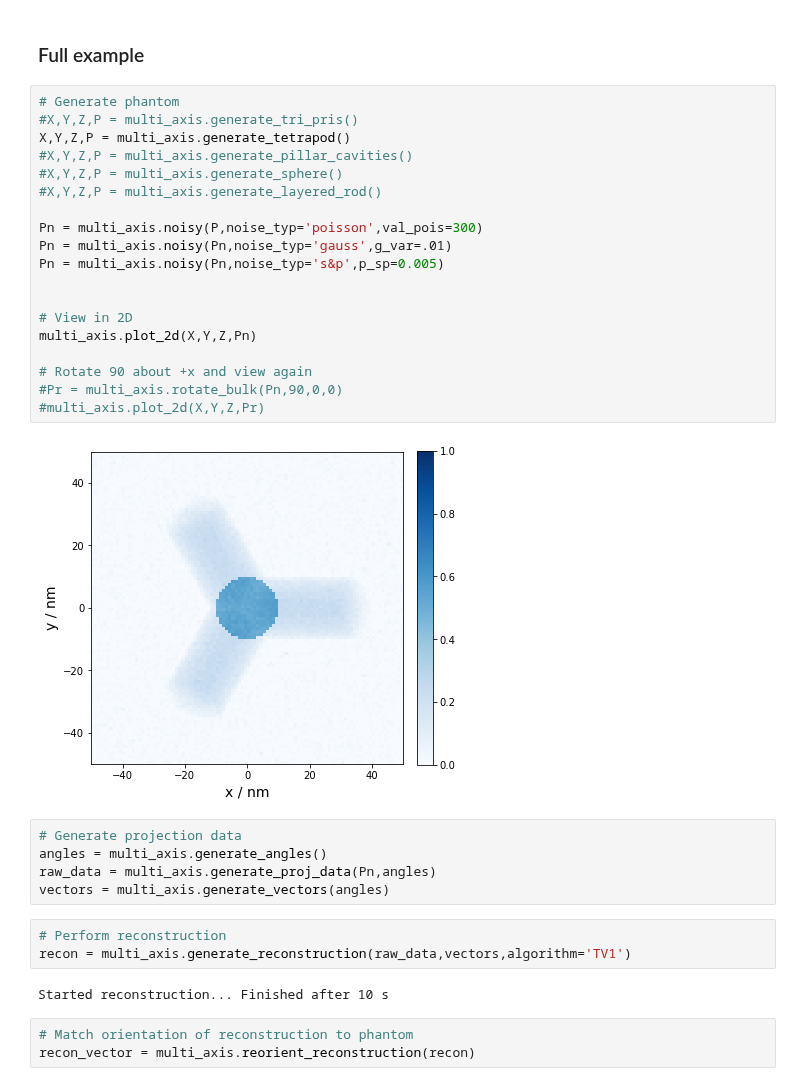
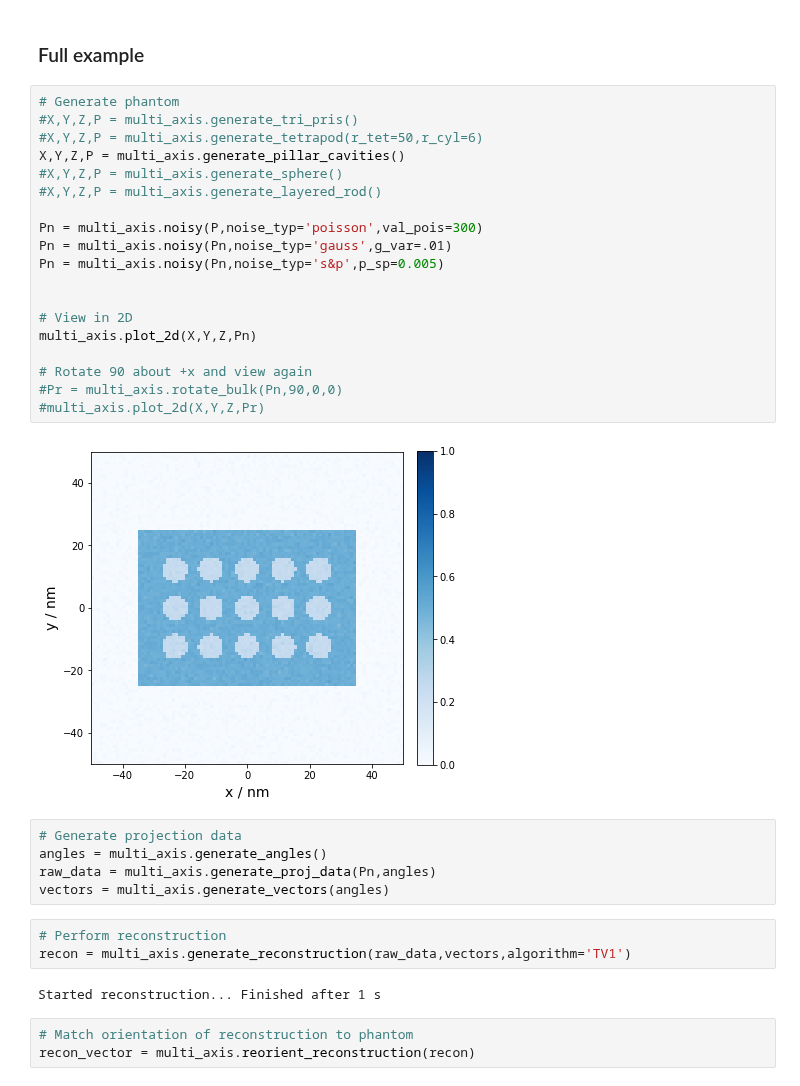
Before and after one commit to grlewis333/phd-work, a Jupyter notebook: multi-axis-tomo/scalar-rot-proj.ipynb, the cells around one changed output. Saved outputs shown, nothing was run; the diff lists cells and outputs as text.

```diff
--- a/multi-axis-tomo/scalar-rot-proj.ipynb
+++ b/multi-axis-tomo/scalar-rot-proj.ipynb
@@ -20,24 +20,24 @@ ModuleNotFoundError: No module named 'astra'
 # %%
 # Generate phantom
 #X,Y,Z,P = multi_axis.generate_tri_pris()
-X,Y,Z,P = multi_axis.generate_tetrapod()
-#X,Y,Z,P = multi_axis.generate_pillar_cavities()
+#X,Y,Z,P = multi_axis.generate_tetrapod(r_tet=50,r_cyl=6)
+X,Y,Z,P = multi_axis.generate_pillar_cavities()
 #X,Y,Z,P = multi_axis.generate_sphere()
 #X,Y,Z,P = multi_axis.generate_layered_rod()
 
 Pn = multi_axis.noisy(P,noise_typ='poisson',val_pois=300)
 Pn = multi_axis.noisy(Pn,noise_typ='gauss',g_var=.01)
 Pn = multi_axis.noisy(Pn,noise_typ='s&p',p_sp=0.005)
 
 
 # View in 2D
 multi_axis.plot_2d(X,Y,Z,Pn)
 
 # Rotate 90 about +x and view again
 #Pr = multi_axis.rotate_bulk(Pn,90,0,0)
 #multi_axis.plot_2d(X,Y,Z,Pr)
 # %% [output]
-[figure, old version]
+[figure, new version]
 # %%
 # Generate projection data
 angles = multi_axis.generate_angles()
@@ -47,7 +47,7 @@ vectors = multi_axis.generate_vectors(angles)
 # Perform reconstruction
 recon = multi_axis.generate_reconstruction(raw_data,vectors,algorithm='TV1')
 # %% [output]
-Started reconstruction... Finished after 10 s
+Started reconstruction... Finished after 1 s
 # %%
 # Match orientation of reconstruction to phantom
 recon_vector = multi_axis.reorient_reconstruction(recon)
```
Also changed, not shown: parts of 24 cells of this notebook, 6 other files.
